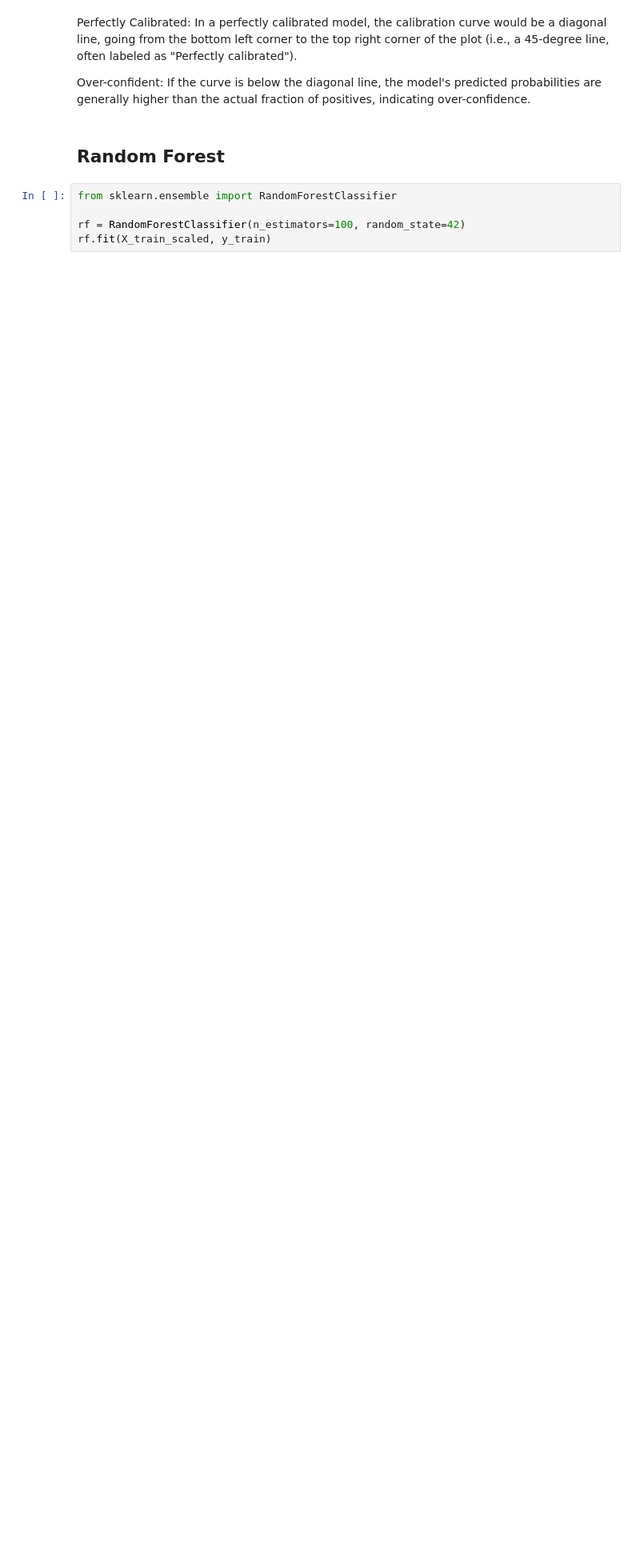
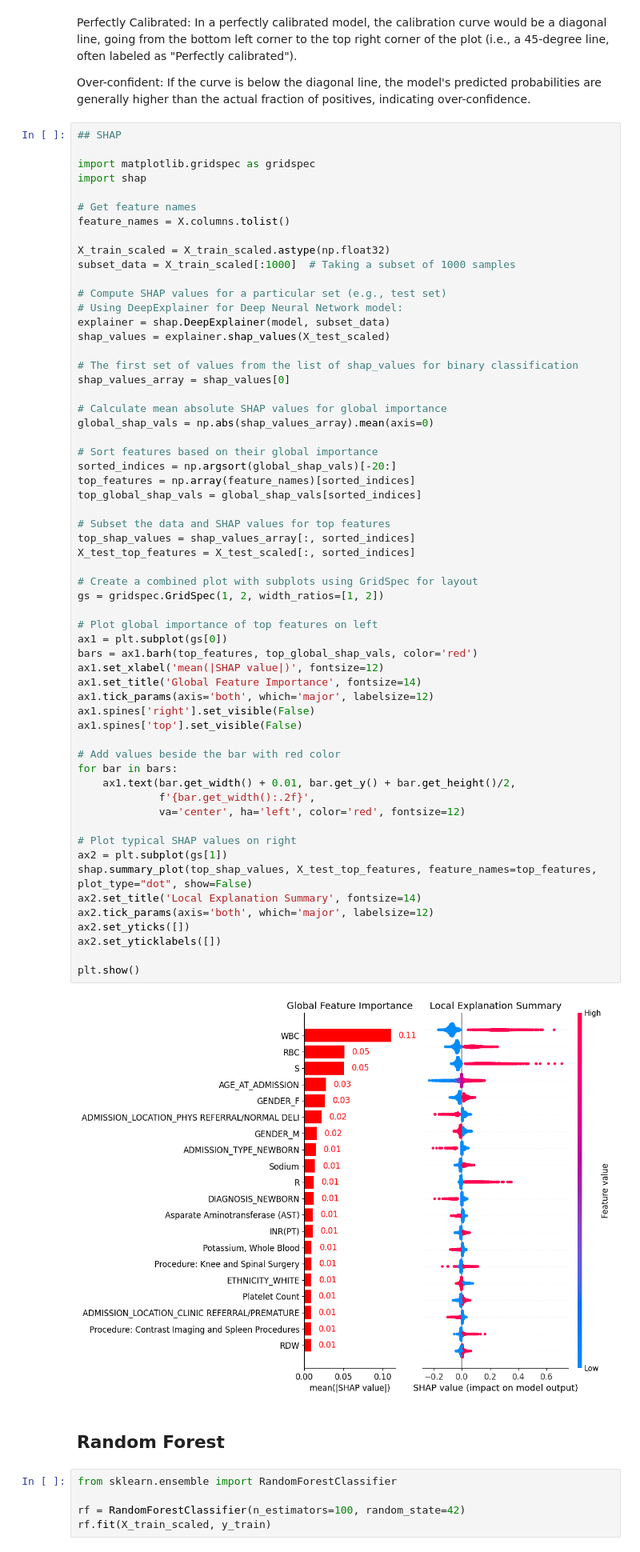
Before and after one commit to jiaminho/RPH-HAC-Prediction, a Jupyter notebook: HAC_Model.ipynb, the cells around one changed output. Shown at 80% size. Cells and saved outputs as stored; diff of their text form; blank space fills up the shorter version.

```diff
--- a/HAC_Model.ipynb
+++ b/HAC_Model.ipynb
@@ -458,6 +400,67 @@ plt.show()
 Perfectly Calibrated: In a perfectly calibrated model, the calibration curve would be a diagonal line, going from the bottom left corner to the top right corner of the plot (i.e., a 45-degree line, often labeled as "Perfectly calibrated").
 
 Over-confident: If the curve is below the diagonal line, the model's predicted probabilities are generally higher than the actual fraction of positives, indicating over-confidence.
+# %%
+## SHAP
+
+import matplotlib.gridspec as gridspec
+import shap
+
+# Get feature names
+feature_names = X.columns.tolist()
+
+X_train_scaled = X_train_scaled.astype(np.float32)
+subset_data = X_train_scaled[:1000]  # Taking a subset of 1000 samples
+
+# Compute SHAP values for a particular set (e.g., test set)
+# Using DeepExplainer for Deep Neural Network model:
+explainer = shap.DeepExplainer(model, subset_data)
+shap_values = explainer.shap_values(X_test_scaled)
+
+# The first set of values from the list of shap_values for binary classification
+shap_values_array = shap_values[0]
+
+# Calculate mean absolute SHAP values for global importance
+global_shap_vals = np.abs(shap_values_array).mean(axis=0)
+
+# Sort features based on their global importance
+sorted_indices = np.argsort(global_shap_vals)[-20:]
+top_features = np.array(feature_names)[sorted_indices]
+top_global_shap_vals = global_shap_vals[sorted_indices]
+
+# Subset the data and SHAP values for top features
+top_shap_values = shap_values_array[:, sorted_indices]
+X_test_top_features = X_test_scaled[:, sorted_indices]
+
+# Create a combined plot with subplots using GridSpec for layout
+gs = gridspec.GridSpec(1, 2, width_ratios=[1, 2])
+
+# Plot global importance of top features on left
+ax1 = plt.subplot(gs[0])
+bars = ax1.barh(top_features, top_global_shap_vals, color='red')
+ax1.set_xlabel('mean(|SHAP value|)', fontsize=12)
+ax1.set_title('Global Feature Importance', fontsize=14)
+ax1.tick_params(axis='both', which='major', labelsize=12)
+ax1.spines['right'].set_visible(False)
+ax1.spines['top'].set_visible(False)
+
+# Add values beside the bar with red color
+for bar in bars:
+    ax1.text(bar.get_width() + 0.01, bar.get_y() + bar.get_height()/2,
+             f'{bar.get_width():.2f}',
+             va='center', ha='left', color='red', fontsize=12)
+
+# Plot typical SHAP values on right
+ax2 = plt.subplot(gs[1])
+shap.summary_plot(top_shap_values, X_test_top_features, feature_names=top_features, plot_type="dot", show=False)
+ax2.set_title('Local Explanation Summary', fontsize=14)
+ax2.tick_params(axis='both', which='major', labelsize=12)
+ax2.set_yticks([])
+ax2.set_yticklabels([])
+
+plt.show()
+# %% [output]
+[figure, added]
 # %% [markdown]
 ## Random Forest
 # %%
```
Also changed, not shown: parts of 34 cells of this notebook.
